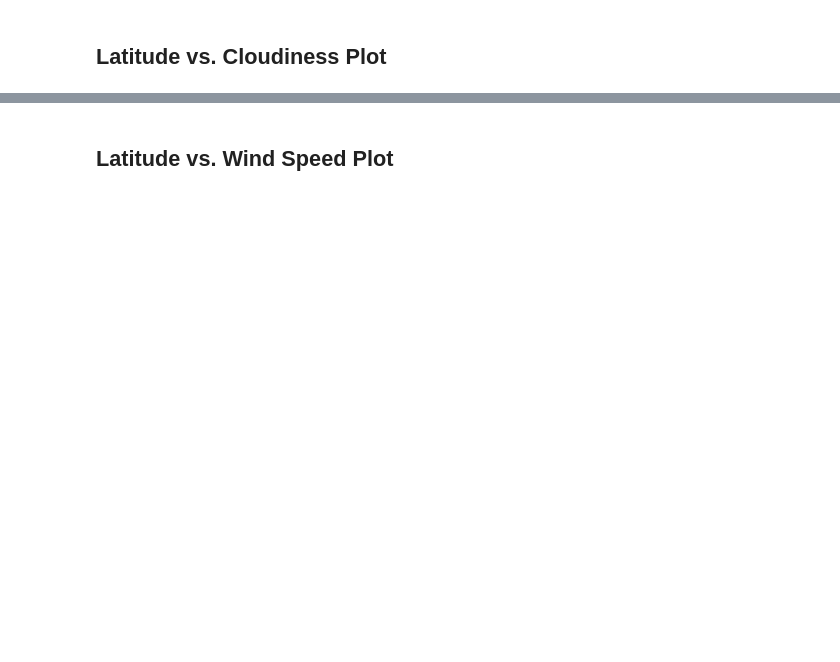
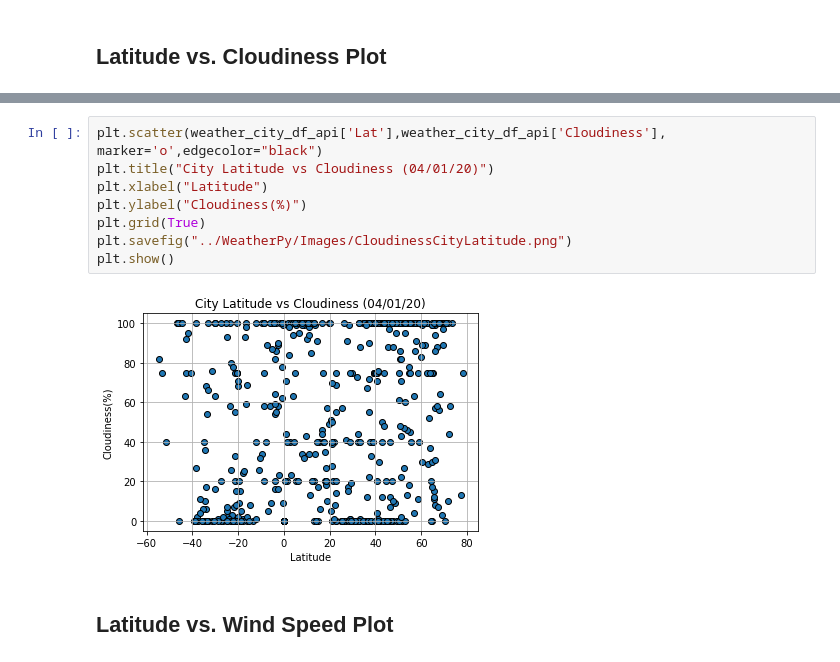
Before and after one commit to atikahemani/python-api-challenge, a Jupyter notebook: WeatherPy/WeatherPy.ipynb, the cells around one changed output, grey strips where cells are left out. Saved outputs shown, nothing was run; the diff lists cells and outputs as text; blank space fills up the shorter version.

```diff
--- a/WeatherPy/WeatherPy.ipynb
+++ b/WeatherPy/WeatherPy.ipynb
@@ -153,2 +224,12 @@ Int64Index([], dtype='int64')
+# %%
+plt.scatter(weather_city_df_api['Lat'],weather_city_df_api['Cloudiness'], marker='o',edgecolor="black")
+plt.title("City Latitude vs Cloudiness (04/01/20)")
+plt.xlabel("Latitude")
+plt.ylabel("Cloudiness(%)")
+plt.grid(True)
+plt.savefig("../WeatherPy/Images/CloudinessCityLatitude.png")
+plt.show()
+# %% [output]
+[figure, added]
 # %% [markdown]
 ## Latitude vs. Wind Speed Plot
```
Also changed, not shown: parts of 39 cells of this notebook, 14 other files.
